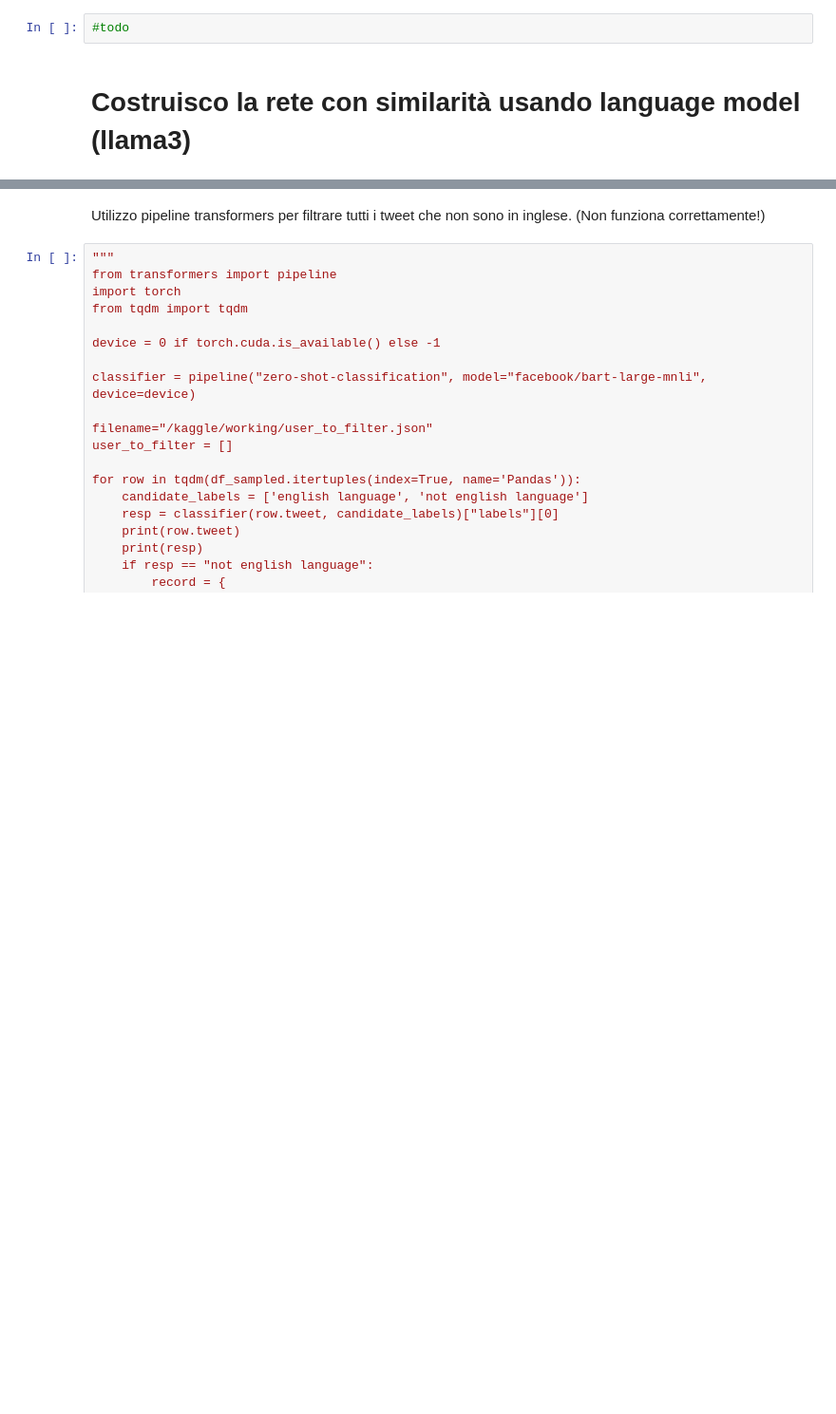
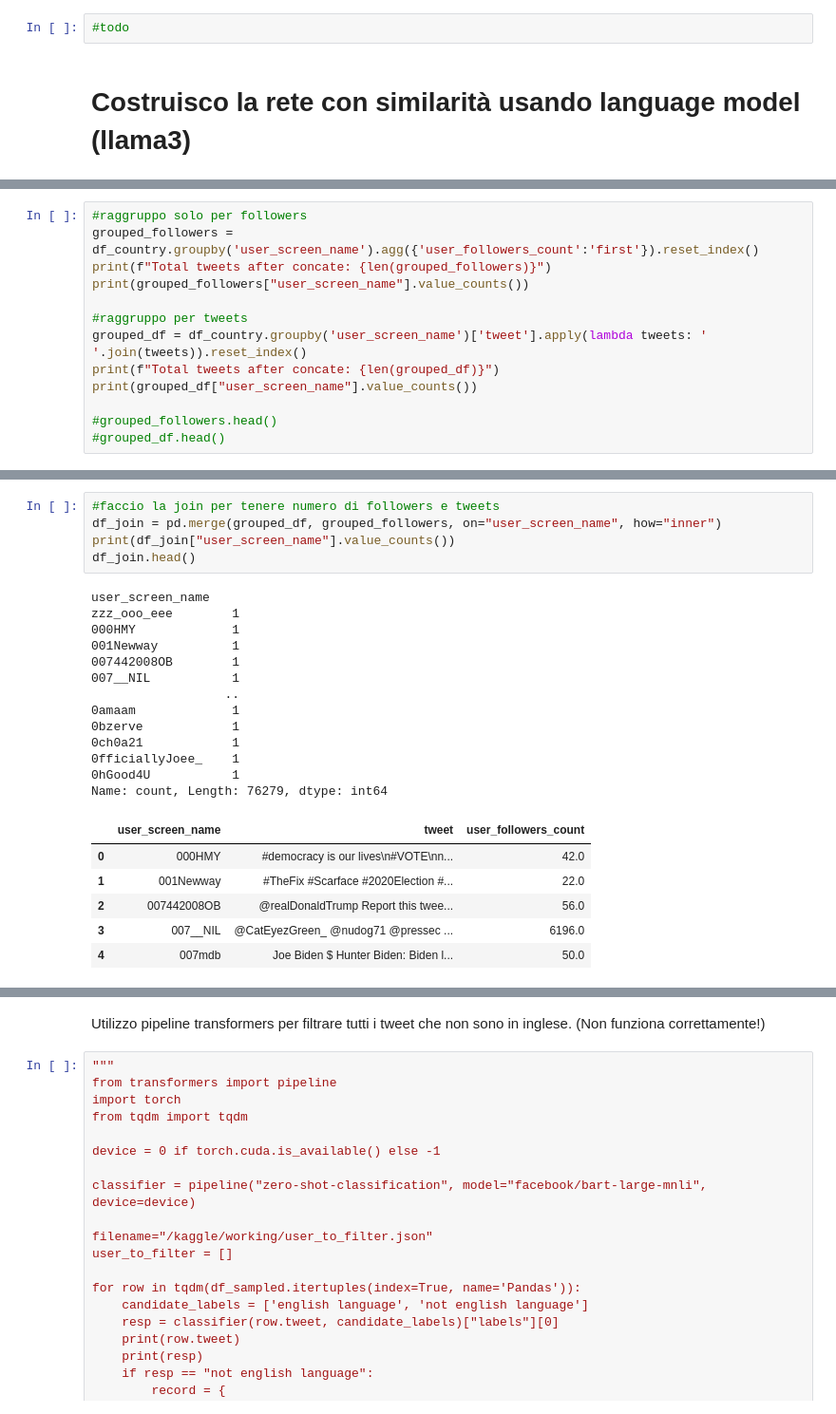
Before and after one commit to divadde/social_network_analysis_project, a Jupyter notebook: net-analysis-project.ipynb, the cells around one changed output, grey strips where cells are left out. Shown at 95% size. Saved outputs shown, nothing was run; the diff lists cells and outputs as text; blank space fills up the shorter version.

```diff
--- a/net-analysis-project.ipynb
+++ b/net-analysis-project.ipynb
@@ -1115,0 +961,13 @@ Vogliamo scoprire i topic principali usando una community detection
+# %%
+#raggruppo solo per followers
+grouped_followers = df_country.groupby('user_screen_name').agg({'user_followers_count':'first'}).reset_index()
+print(f"Total tweets after concate: {len(grouped_followers)}")
+print(grouped_followers["user_screen_name"].value_counts())
+
+#raggruppo per tweets
+grouped_df = df_country.groupby('user_screen_name')['tweet'].apply(lambda tweets: ' '.join(tweets)).reset_index()
+print(f"Total tweets after concate: {len(grouped_df)}")
+print(grouped_df["user_screen_name"].value_counts())
+
+#grouped_followers.head()
+#grouped_df.head()
@@ -1115,0 +998,25 @@ Vogliamo scoprire i topic principali usando una community detection
+# %%
+#faccio la join per tenere numero di followers e tweets
+df_join = pd.merge(grouped_df, grouped_followers, on="user_screen_name", how="inner")
+print(df_join["user_screen_name"].value_counts())
+df_join.head()
+# %% [output]
+user_screen_name
+zzz_ooo_eee        1
+000HMY             1
+001Newway          1
+007442008OB        1
+007__NIL           1
+                  ..
+0amaam             1
+0bzerve            1
+0ch0a21            1
+0fficiallyJoee_    1
+0hGood4U           1
+Name: count, Length: 76279, dtype: int64
+|  | user_screen_name | tweet | user_followers_count |
+| 0 | 000HMY | #democracy is our lives\n#VOTE\nn... | 42.0 |
+| 1 | 001Newway | #TheFix #Scarface #2020Election #... | 22.0 |
+| 2 | 007442008OB | @realDonaldTrump Report this twee... | 56.0 |
+| 3 | 007__NIL | @CatEyezGreen_ @nudog71 @pressec ... | 6196.0 |
+| 4 | 007mdb | Joe Biden $ Hunter Biden: Biden l... | 50.0 |
```
Also changed, not shown: parts of 20 cells of this notebook.
